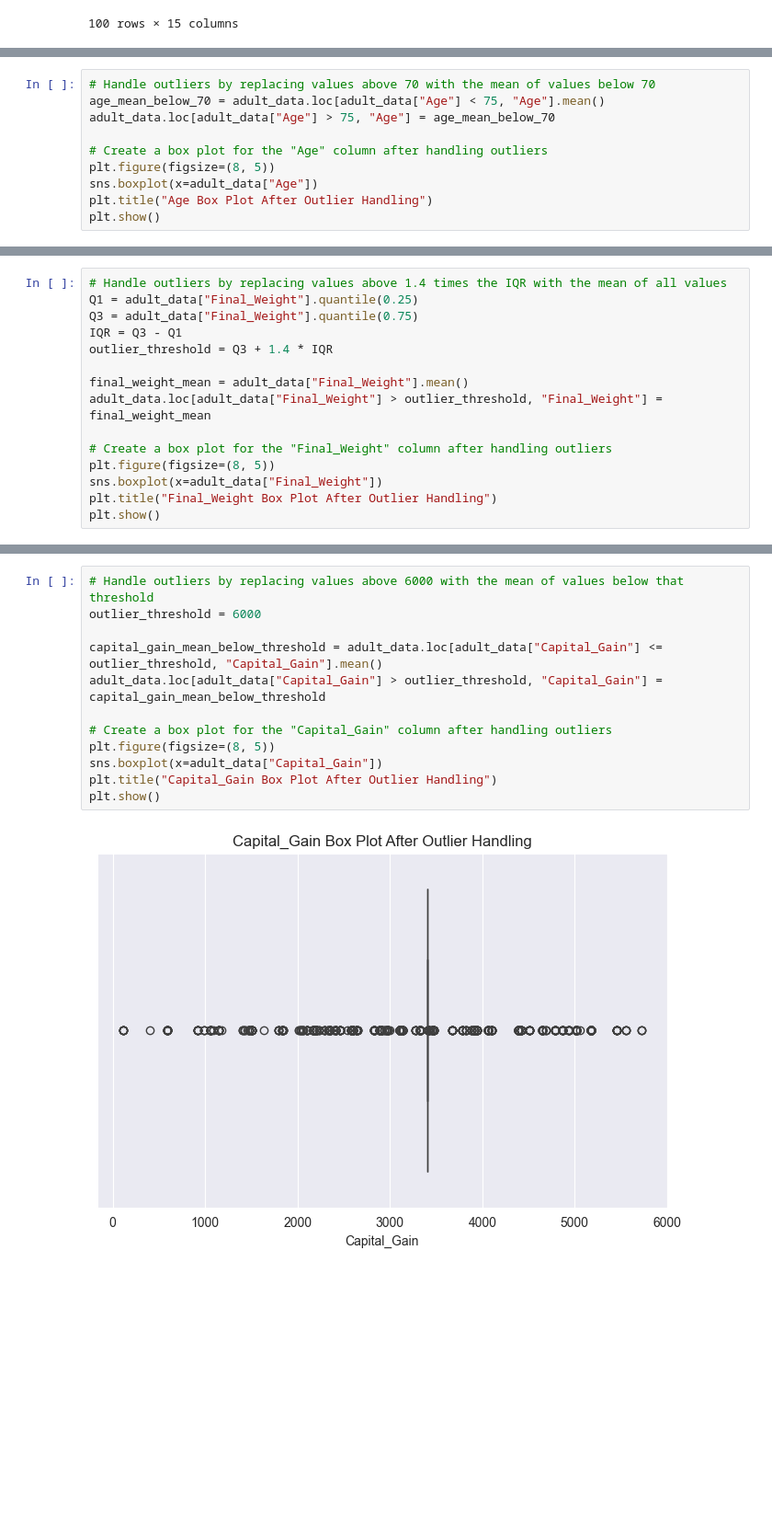
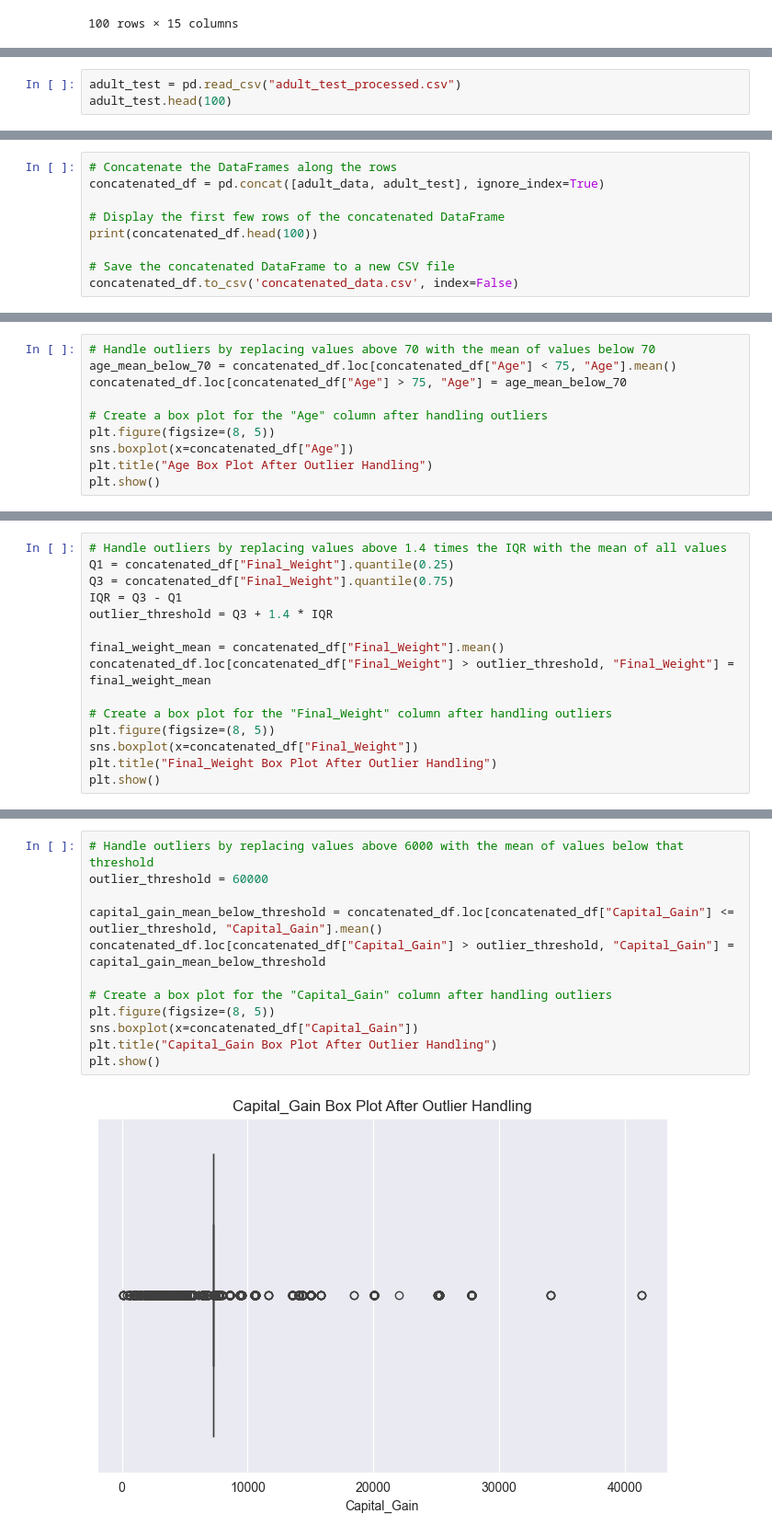
Before and after one commit to ShamalRthnayaka/Income-Prediction, a Jupyter notebook: DataPreprocessing.ipynb, the cells around one changed output, grey strips where cells are left out. Shown: that part at 92% size. Saved outputs shown, nothing was run; the diff lists cells and outputs as text; blank space fills up the shorter version.

Commit message:
concat tset file and the data file

```diff
--- a/DataPreprocessing.ipynb
+++ b/DataPreprocessing.ipynb
@@ -290,3 +290,6 @@ Final_Weight unique values:
 
 Income unique values:
 [' <=50K' ' >50K']
+# %%
+adult_test = pd.read_csv("adult_test_processed.csv")
+adult_test.head(100)
@@ -292,0 +310,9 @@ Income unique values:
+# %%
+# Concatenate the DataFrames along the rows
+concatenated_df = pd.concat([adult_data, adult_test], ignore_index=True)
+
+# Display the first few rows of the concatenated DataFrame
+print(concatenated_df.head(100))
+
+# Save the concatenated DataFrame to a new CSV file
+concatenated_df.to_csv('concatenated_data.csv', index=False)
@@ -303,12 +367,12 @@ plt.show()
 [figure]
 # %%
 # Handle outliers by replacing values above 70 with the mean of values below 70
-age_mean_below_70 = adult_data.loc[adult_data["Age"] < 75, "Age"].mean()
-adult_data.loc[adult_data["Age"] > 75, "Age"] = age_mean_below_70
+age_mean_below_70 = concatenated_df.loc[concatenated_df["Age"] < 75, "Age"].mean()
+concatenated_df.loc[concatenated_df["Age"] > 75, "Age"] = age_mean_below_70
 
 # Create a box plot for the "Age" column after handling outliers
 plt.figure(figsize=(8, 5))
-sns.boxplot(x=adult_data["Age"])
+sns.boxplot(x=concatenated_df["Age"])
 plt.title("Age Box Plot After Outlier Handling")
 plt.show()
 # %% [output]
@@ -324,16 +388,16 @@ plt.show()
 # %%
 # Handle outliers by replacing values above 1.4 times the IQR with the mean of all values
-Q1 = adult_data["Final_Weight"].quantile(0.25)
-Q3 = adult_data["Final_Weight"].quantile(0.75)
+Q1 = concatenated_df["Final_Weight"].quantile(0.25)
+Q3 = concatenated_df["Final_Weight"].quantile(0.75)
 IQR = Q3 - Q1
 outlier_threshold = Q3 + 1.4 * IQR
 
-final_weight_mean = adult_data["Final_Weight"].mean()
-adult_data.loc[adult_data["Final_Weight"] > outlier_threshold, "Final_Weight"] = final_weight_mean
+final_weight_mean = concatenated_df["Final_Weight"].mean()
+concatenated_df.loc[concatenated_df["Final_Weight"] > outlier_threshold, "Final_Weight"] = final_weight_mean
 
 # Create a box plot for the "Final_Weight" column after handling outliers
 plt.figure(figsize=(8, 5))
-sns.boxplot(x=adult_data["Final_Weight"])
+sns.boxplot(x=concatenated_df["Final_Weight"])
 plt.title("Final_Weight Box Plot After Outlier Handling")
 plt.show()
 # %% [output]
@@ -357,17 +421,17 @@ plt.show()
 # %%
 # Handle outliers by replacing values above 6000 with the mean of values below that threshold
-outlier_threshold = 6000
+outlier_threshold = 60000
 
-capital_gain_mean_below_threshold = adult_data.loc[adult_data["Capital_Gain"] <= outlier_threshold, "Capital_Gain"].mean()
-adult_data.loc[adult_data["Capital_Gain"] > outlier_threshold, "Capital_Gain"] = capital_gain_mean_below_threshold
+capital_gain_mean_below_threshold = concatenated_df.loc[concatenated_df["Capital_Gain"] <= outlier_threshold, "Capital_Gain"].mean()
+concatenated_df.loc[concatenated_df["Capital_Gain"] > outlier_threshold, "Capital_Gain"] = capital_gain_mean_below_threshold
 
 # Create a box plot for the "Capital_Gain" column after handling outliers
 plt.figure(figsize=(8, 5))
-sns.boxplot(x=adult_data["Capital_Gain"])
+sns.boxplot(x=concatenated_df["Capital_Gain"])
 plt.title("Capital_Gain Box Plot After Outlier Handling")
 plt.show()
 # %% [output]
-[figure, old version]
+[figure, new version]
 # %%
 # Create a box plot for the "Capital_Loss" column
 plt.figure(figsize=(8, 5))
```
Also changed, not shown: parts of 20 cells of this notebook, 6 other files.
